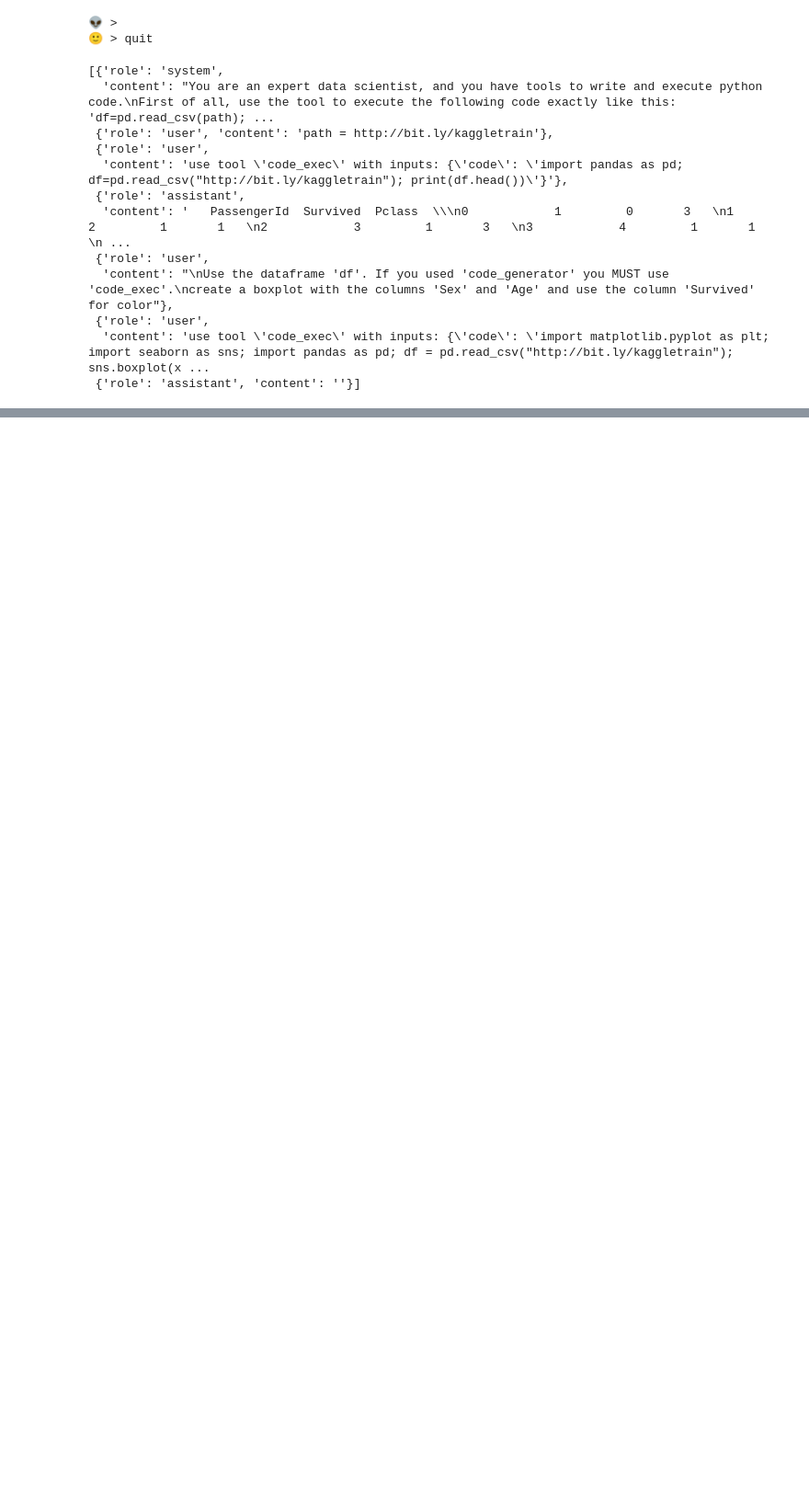
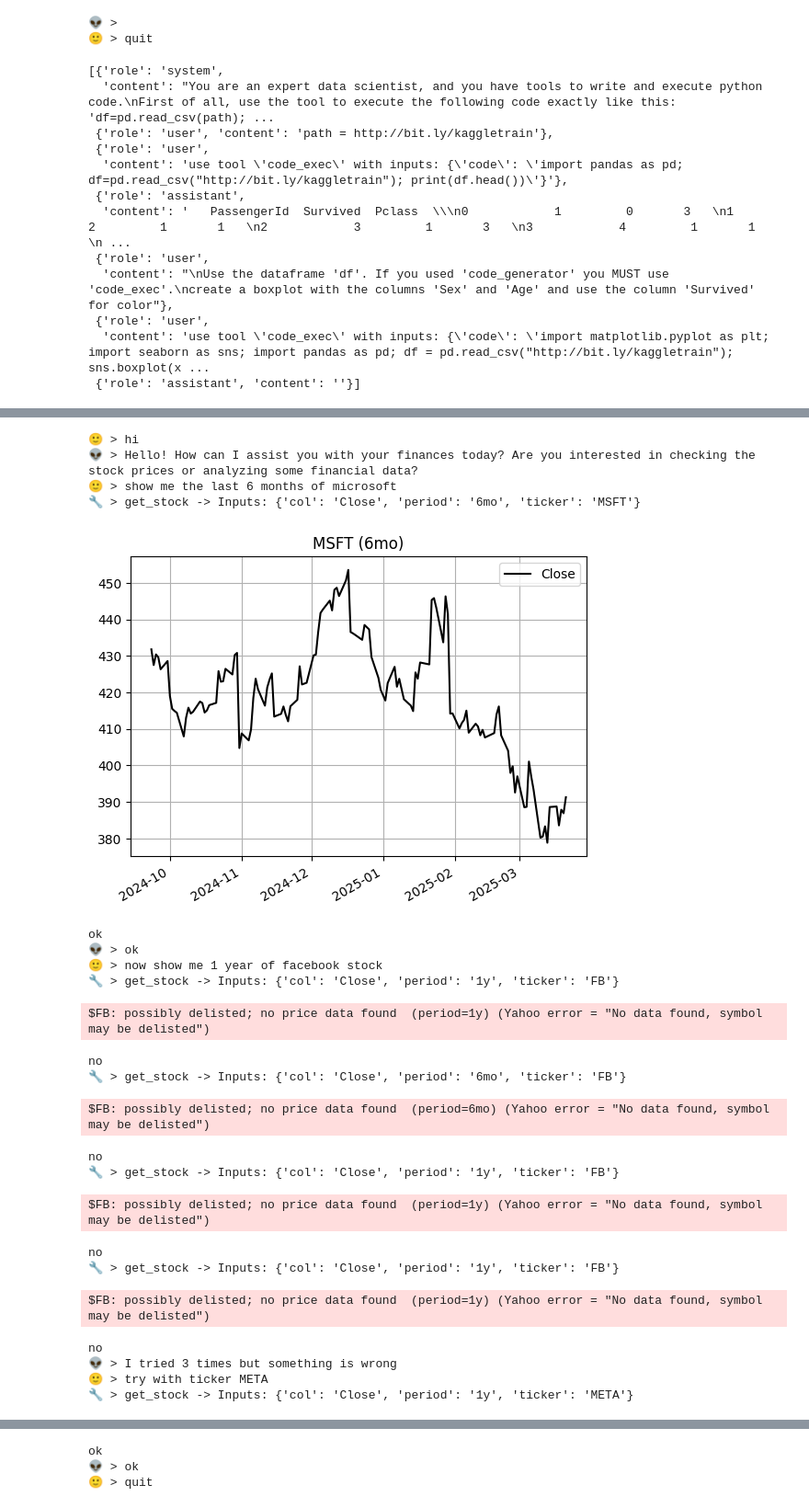
Before and after one commit to mdipietro09/GenerativeAI, a Jupyter notebook: Agents_ZeroToHero/notebook.ipynb, the cells around one changed output, grey strips where cells are left out. Shown at 92% size. Saved outputs shown, nothing was run; the diff lists cells and outputs as text; code cells hidden in the pictures; blank space fills up the shorter version.

```diff
--- a/Agents_ZeroToHero/notebook.ipynb
+++ b/Agents_ZeroToHero/notebook.ipynb
@@ -303,0 +369,73 @@ messages
+# %%
+prompt = '''You are a financial analyst, assist the user using your available tools.'''
+messages = [{"role":"system", "content":prompt}]
+dic_tools = {'get_stock':get_stock}
+max_i, i = 3, 0
+
+while True:
+    ## user input
+    try:
+        q = input('🙂 >')
+    except EOFError:
+        break
+    if q == "quit":
+        break
+    if q.strip() == "":
+        continue
+    messages.append( {"role":"user", "content":q} )
+
+    ## model
+    agent_res = ollama.chat(model=llm, messages=messages,
+                            tools=[tool_get_stock])
+    try:
+        dic_res = use_tool(agent_res, dic_tools)
+
+    ## handle error: tool not used --> try again
+    except Exception as e:
+        print("⚠️ >", e)
+        agent_res = ollama.chat(model=llm, messages=messages,
+                                tools=[tool_get_stock])
+        dic_res = use_tool(agent_res, dic_tools)
+
+    res, tool_used, inputs_used = dic_res["res"], dic_res["tool_used"], dic_res["inputs_used"]
+
+    ## handle error: tool used but output not good --> keep trying for x times
+    while res == 'no' and i < max_i:
+        comment = f'''I used tool '{tool_used}' with inputs {inputs_used}. But it didn't work, so I must try again with different inputs'''
+        messages.append( {"role":"assistant", "content":comment} )
+        agent_res = ollama.chat(model=llm, messages=messages,
+                                tools=[tool_get_stock])
+        dic_res = use_tool(agent_res, dic_tools)
+        res, tool_used, inputs_used = dic_res["res"], dic_res["tool_used"], dic_res["inputs_used"]
+
+        i += 1
+        if i == max_i:
+            res = f'I tried {i} times but something is wrong'
+
+    ## final response
+    print("👽 >", f"\x1b[1;30m{res}\x1b[0m")
+    messages.append( {"role":"assistant", "content":res} )
+# %% [output]
+🙂 > hi
+👽 > Hello! How can I assist you with your finances today? Are you interested in checking the stock prices or analyzing some financial data?
+🙂 > show me the last 6 months of microsoft
+🔧 > get_stock -> Inputs: {'col': 'Close', 'period': '6mo', 'ticker': 'MSFT'}
+[figure, added]
+ok
+👽 > ok
+🙂 > now show me 1 year of facebook stock
+🔧 > get_stock -> Inputs: {'col': 'Close', 'period': '1y', 'ticker': 'FB'}
+$FB: possibly delisted; no price data found  (period=1y) (Yahoo error = "No data found, symbol may be delisted")
+no
+🔧 > get_stock -> Inputs: {'col': 'Close', 'period': '6mo', 'ticker': 'FB'}
+$FB: possibly delisted; no price data found  (period=6mo) (Yahoo error = "No data found, symbol may be delisted")
+no
+🔧 > get_stock -> Inputs: {'col': 'Close', 'period': '1y', 'ticker': 'FB'}
+$FB: possibly delisted; no price data found  (period=1y) (Yahoo error = "No data found, symbol may be delisted")
+no
+🔧 > get_stock -> Inputs: {'col': 'Close', 'period': '1y', 'ticker': 'FB'}
+$FB: possibly delisted; no price data found  (period=1y) (Yahoo error = "No data found, symbol may be delisted")
+no
+👽 > I tried 3 times but something is wrong
+🙂 > try with ticker META
+🔧 > get_stock -> Inputs: {'col': 'Close', 'period': '1y', 'ticker': 'META'}
@@ -303,0 +443,3 @@ messages
+ok
+👽 > ok
+🙂 > quit
```
Also changed, not shown: parts of 46 cells of this notebook, 2 other files.
